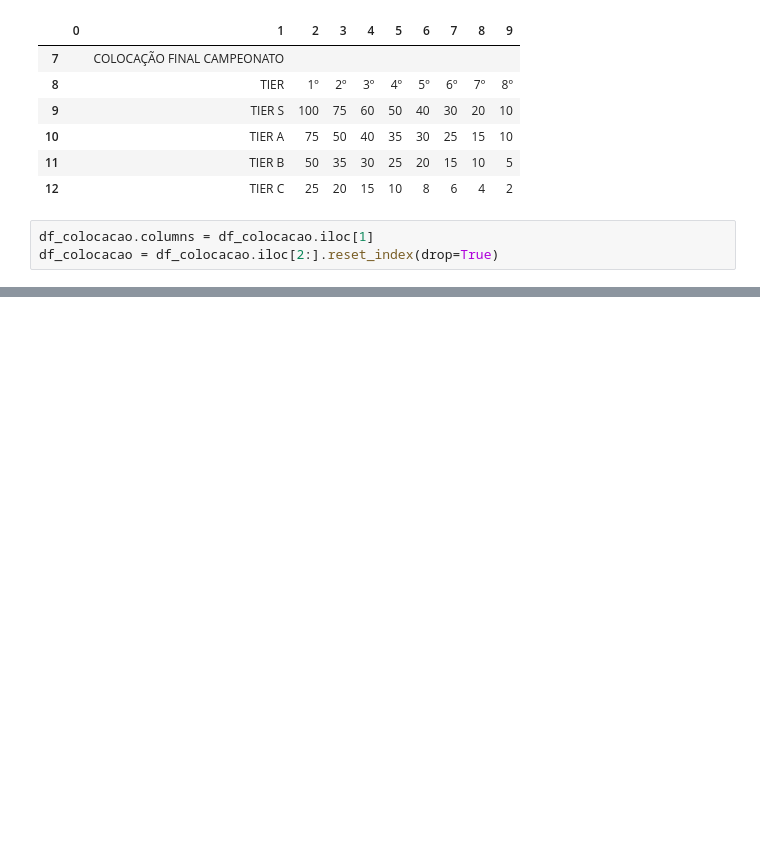
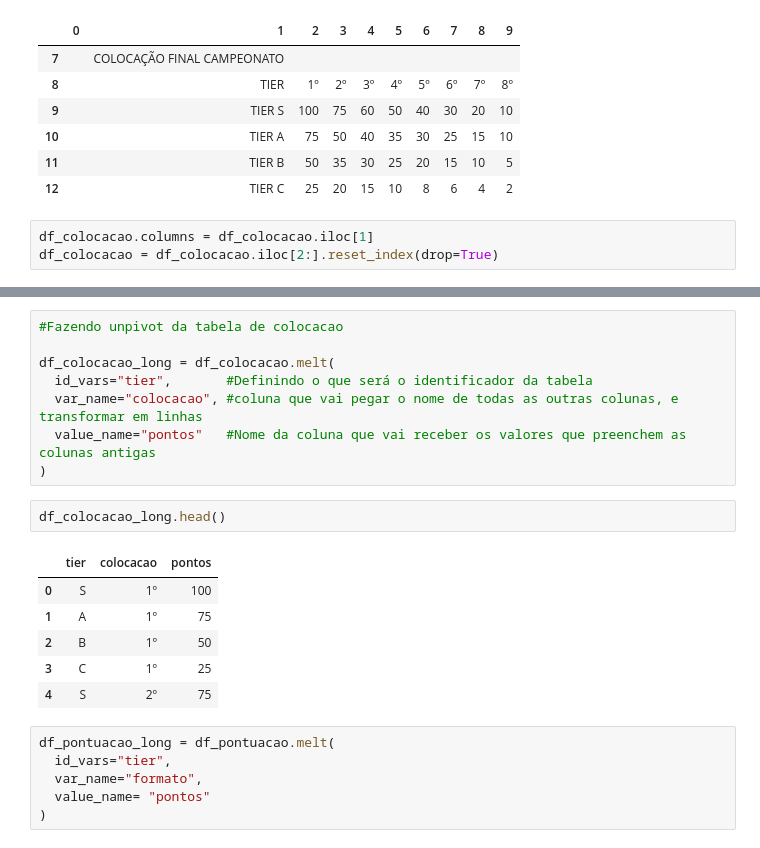
Before and after one commit to henriqueAvner/Retail-Analytics-Pipeline, a Jupyter notebook: src/transform/transform_pontuacao_tier.ipynb, the cells around one changed output, grey strips where cells are left out. Cells and saved outputs as stored; diff of their text form; blank space fills up the shorter version.

```diff
--- a/src/transform/transform_pontuacao_tier.ipynb
+++ b/src/transform/transform_pontuacao_tier.ipynb
@@ -92,0 +159,23 @@ df_pontuacao
+# %%
+#Fazendo unpivot da tabela de colocacao
+
+df_colocacao_long = df_colocacao.melt(
+  id_vars="tier",       #Definindo o que será o identificador da tabela
+  var_name="colocacao", #coluna que vai pegar o nome de todas as outras colunas, e transformar em linhas
+  value_name="pontos"   #Nome da coluna que vai receber os valores que preenchem as colunas antigas
+)
+# %%
+df_colocacao_long.head()
+# %% [output]
+|  | tier | colocacao | pontos |
+| 0 | S | 1º | 100 |
+| 1 | A | 1º | 75 |
+| 2 | B | 1º | 50 |
+| 3 | C | 1º | 25 |
+| 4 | S | 2º | 75 |
+# %%
+df_pontuacao_long = df_pontuacao.melt(
+  id_vars="tier",
+  var_name="formato",
+  value_name= "pontos"
+)
```
Also changed, not shown: parts of 12 cells of this notebook.
